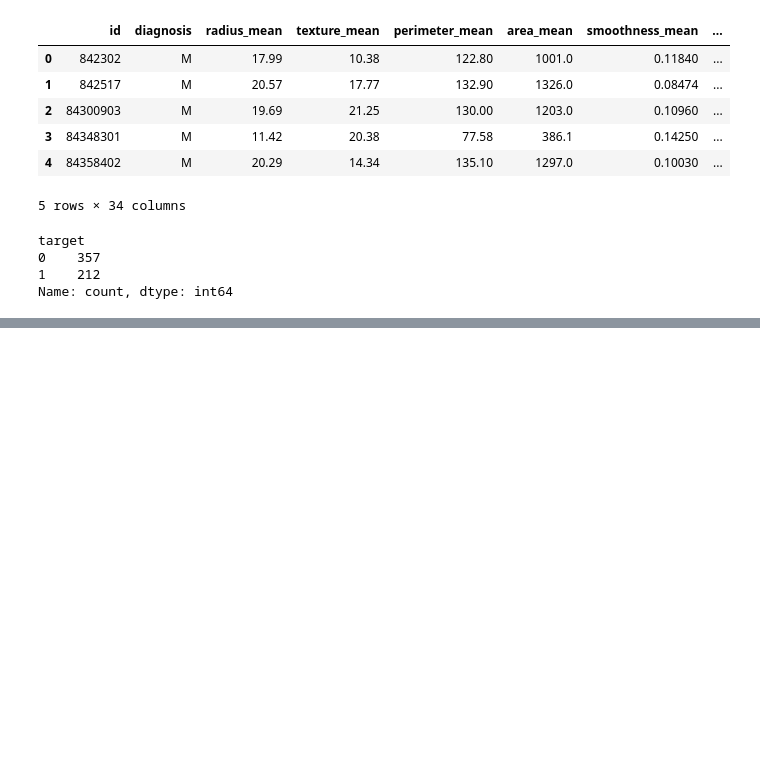
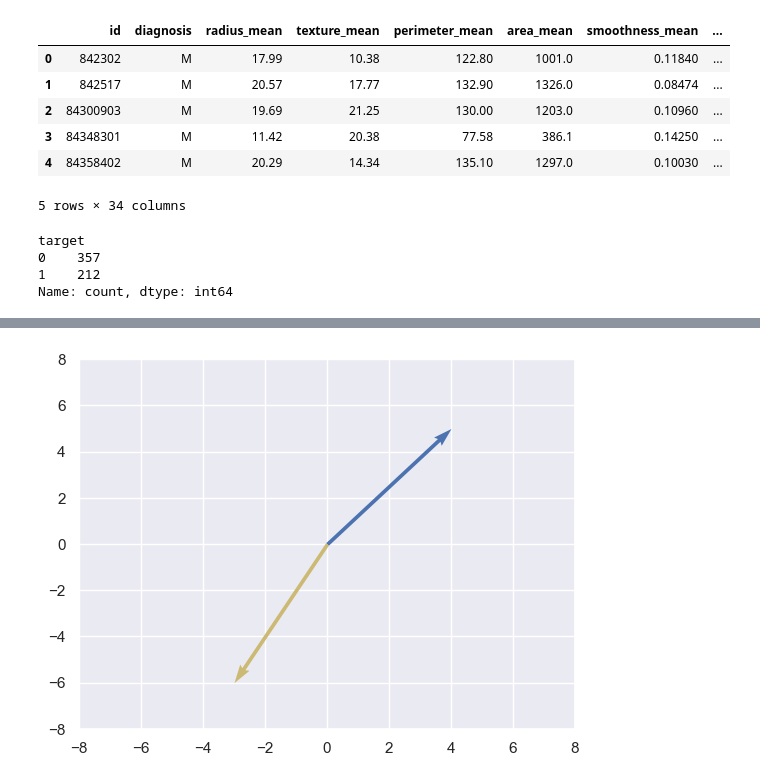
Before and after one commit to vinoprime/python-learn-projects, a Jupyter notebook: src/ml/label-encoding.ipynb, the cells around one changed output, grey strips where cells are left out. Saved outputs shown, nothing was run; the diff lists cells and outputs as text; code cells hidden in the pictures; blank space fills up the shorter version.

```diff
--- a/src/ml/label-encoding.ipynb
+++ b/src/ml/label-encoding.ipynb
@@ -74,0 +97,9 @@ Name: count, dtype: int64
+# %%
+plt.quiver(0,0,4,5, scale_units="xy", angles="xy", scale=1, color="b")
+plt.quiver(0,0,-3,-6, scale_units="xy", angles="xy", scale=1, color="y")
+plt.xlim(-8,8)
+plt.ylim(-8,8)
+
+plt.show()
+# %% [output]
+[figure, added]
```
Also changed, not shown: parts of 22 cells of this notebook.
